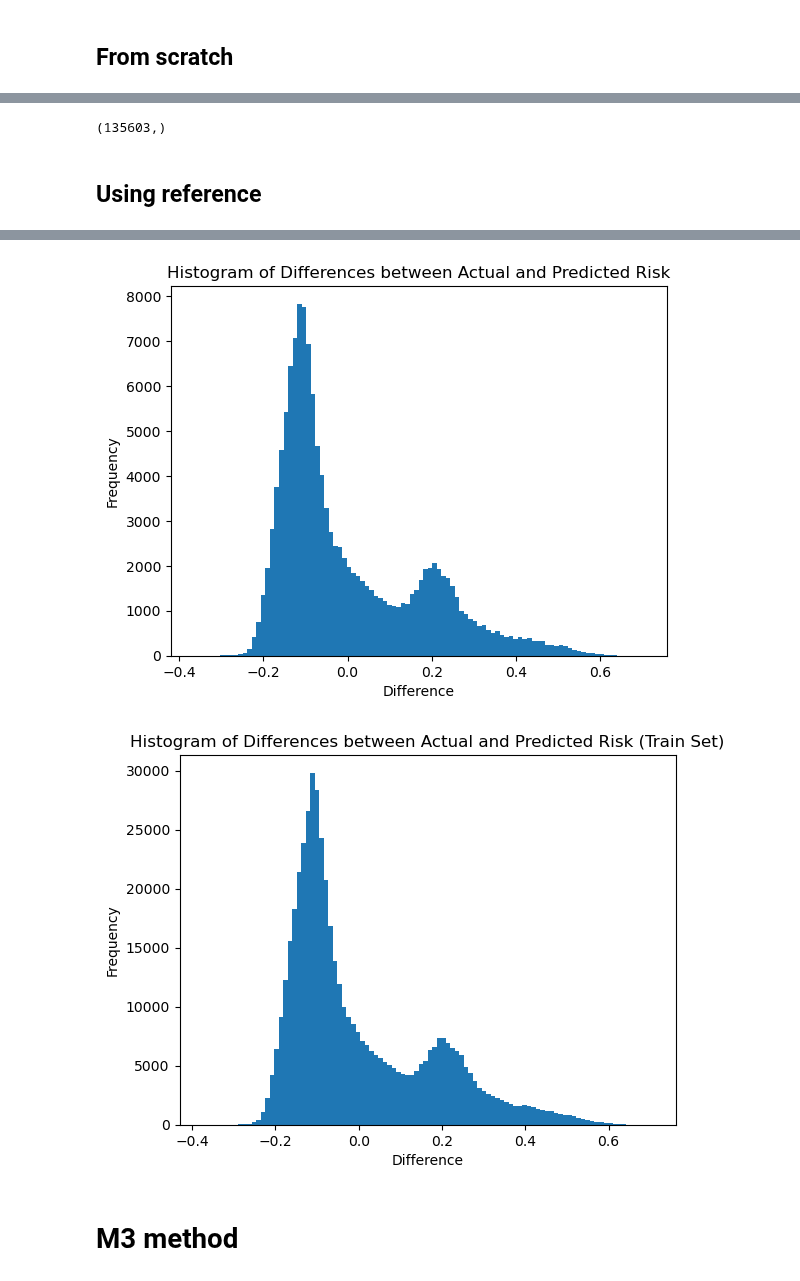
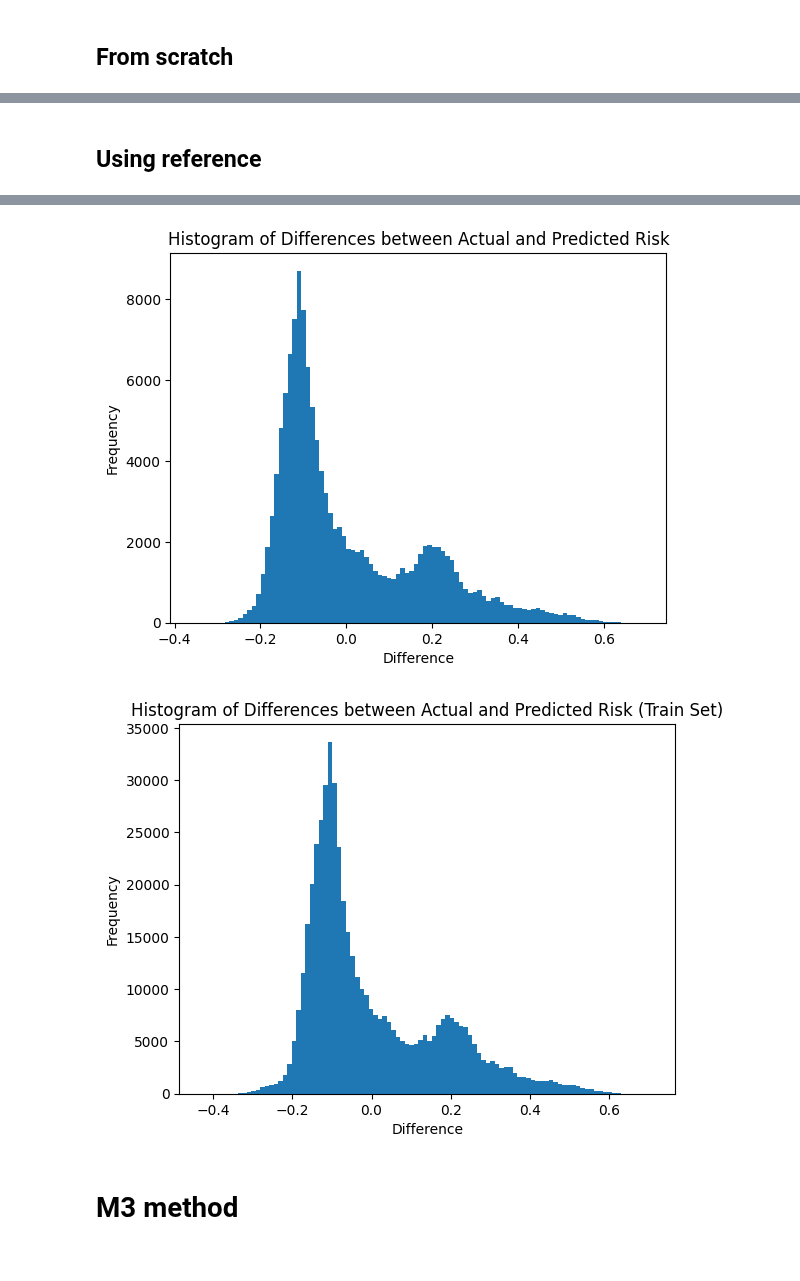
Before and after one commit to TheFreeMan21/machine-n-learnings-inc, a Jupyter notebook: method_collection.ipynb, the cells around one changed output, grey strips where cells are left out. Drawn from its saved outputs; the diff is of its cells as text; code cells hidden in the pictures.

```diff
--- a/method_collection.ipynb
+++ b/method_collection.ipynb
@@ -174,0 +141,13 @@ Best validation loss: 0.028776097897194507
+# %%
+nn=NeuralNetworkScratch(
+    input_dim=X_scaled.shape[1],
+    hidden1_dim=64,
+    hidden2_dim=32,
+    learning_rate=0.1,
+    epochs=100,
+    patience=20,
+    number_of_batches=4000,
+    learning_shrink=True,
+    random_state=0
+)
+nn.train(X_scaled,Y)
@@ -223,7 +225,3 @@ plt.show()
-# %%
-Y_test.ravel().shape
-# %% [output]
-(135603,)
 # %% [markdown]
 ## Using reference
 # %%
@@ -275,12 +274,12 @@ X_train, X_val, y_train, y_val = train_test_split(
 
 # Define neural network
 mlp = MLPRegressor(
-    hidden_layer_sizes=(128, 64),
+    hidden_layer_sizes=(64, 32),
     activation='relu',
-    solver='adam',
-    learning_rate_init=0.01,
+    solver='sgd',
+    learning_rate_init=0.1,
     max_iter=50,          # number of epochs
-    batch_size=1000,       # mini-batch size
+    batch_size=100,       # mini-batch size
     random_state=42,
     verbose=True          # prints loss per iteration
 )
@@ -342,4 +341,4 @@ MLPRegressor test  MSE: 0.028581928
-[figure, old version]
+[figure, new version]
-[figure, old version]
+[figure, new version]
 # %% [markdown]
 # M3 method
```
Also changed, not shown: parts of 6 cells of this notebook, 3 other files.
